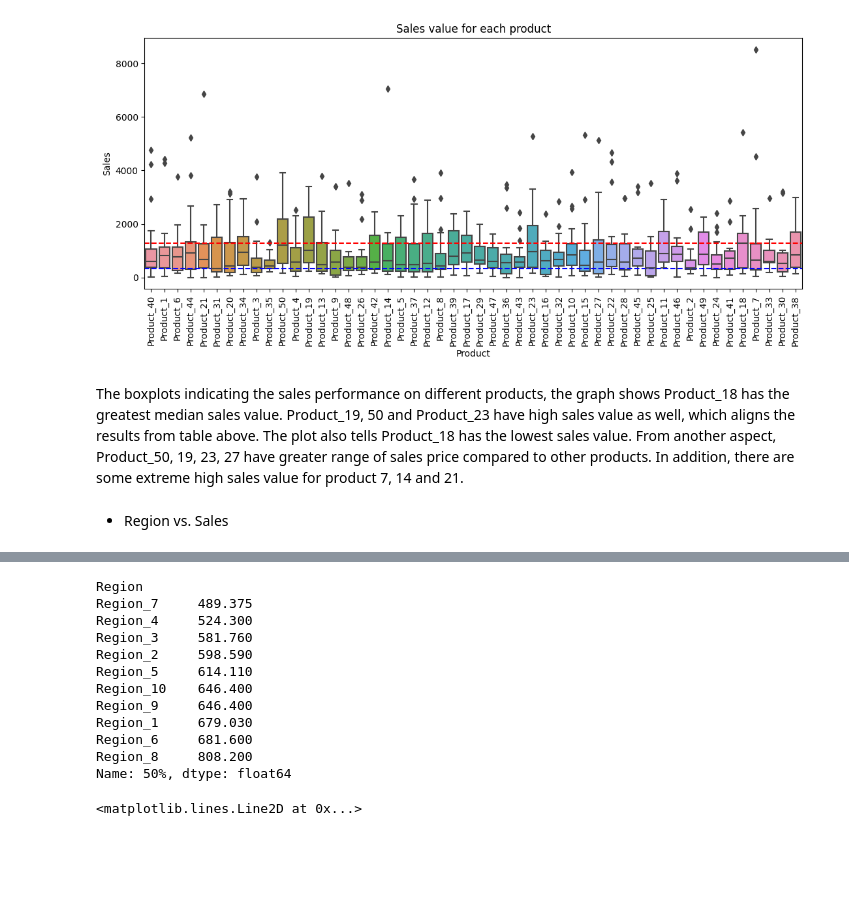
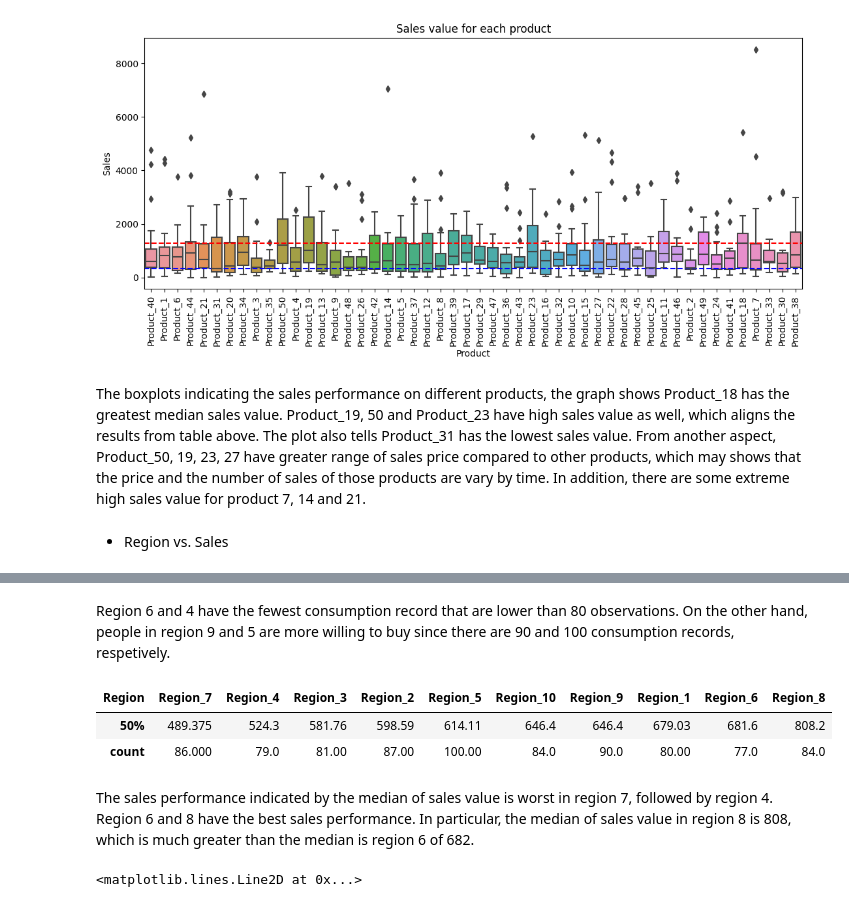
Before and after one commit to hiu04/Data-Science, a Jupyter notebook: A1_DS.ipynb, the cells around one changed output, grey strips where cells are left out. Saved outputs shown, nothing was run; the diff lists cells and outputs as text; code cells hidden in the pictures; blank space fills up the shorter version.

```diff
--- a/A1_DS.ipynb
+++ b/A1_DS.ipynb
@@ -258,7 +224,7 @@ plt.axhline(y= df.groupby(df['Product'])['Sales'].median().min(),
 <matplotlib.lines.Line2D at 0x...>
 [figure]
 # %% [markdown]
-The boxplots indicating the sales performance on different products, the graph shows Product_18 has the greatest median sales value. Product_19, 50 and Product_23 have high sales value as well, which aligns the results from table above. The plot also tells Product_18 has the lowest sales value. From another aspect, Product_50, 19, 23, 27 have greater range of sales price compared to other products. In addition, there are some extreme high sales value for product 7, 14 and 21.
+The boxplots indicating the sales performance on different products, the graph shows Product_18 has the greatest median sales value. Product_19, 50 and Product_23 have high sales value as well, which aligns the results from table above. The plot also tells Product_31 has the lowest sales value. From another aspect, Product_50, 19, 23, 27 have greater range of sales price compared to other products, which may shows that the price and the number of sales of those products are vary by time. In addition, there are some extreme high sales value for product 7, 14 and 21.
 # %% [markdown]
 * Region vs. Sales
 # %%
@@ -268,22 +235,18 @@ df.groupby(df["Region"])["Sales"].describe().sort_values("count")[["count","mean
 | count | 77.00000 | 79.000000 | 80.000000 | 81.00000 | 84.000000 | 84.000000 | 86.000000 | 87.00 | 90.000000 | 100.0000 |
 | mean | 1114.39026 | 868.571392 | 994.944375 | 833.57642 | 1094.201667 | 1037.022262 | 827.707558 | 1089.08 | 916.378222 | 971.7122 |
 | 50% | 681.60000 | 524.300000 | 679.030000 | 581.76000 | 646.400000 | 808.200000 | 489.375000 | 598.59 | 646.400000 | 614.1100 |
+# %% [markdown]
+Region 6 and 4 have the fewest consumption record that are lower than 80 observations. On the other hand, people in region 9 and 5 are more willing to buy since there are 90 and 100 consumption records, respetively.
 # %%
 # Sort from least sales region to greatest sales region
-df.groupby("Region")['Sales'].describe().sort_values('50%')['50%']
+df.groupby("Region")['Sales'].describe().sort_values('50%') \
+ [['50%','count']].transpose()
 # %% [output]
-Region
-Region_7     489.375
-Region_4     524.300
-Region_3     581.760
-Region_2     598.590
-Region_5     614.110
-Region_10    646.400
-Region_9     646.400
-Region_1     679.030
-Region_6     681.600
-Region_8     808.200
-Name: 50%, dtype: float64
+| Region | Region_7 | Region_4 | Region_3 | Region_2 | Region_5 | Region_10 | Region_9 | Region_1 | Region_6 | Region_8 |
+| 50% | 489.375 | 524.3 | 581.76 | 598.59 | 614.11 | 646.4 | 646.4 | 679.03 | 681.6 | 808.2 |
+| count | 86.000 | 79.0 | 81.00 | 87.00 | 100.00 | 84.0 | 90.0 | 80.00 | 77.0 | 84.0 |
+# %% [markdown]
+The sales performance indicated by the median of sales value is worst in region 7, followed by region 4. Region 6 and 8 have the best sales performance. In particular, the median of sales value in region 8 is 808, which is much greater than the median is region 6 of 682.
 # %%
 # Region vs. Sales
 plt.figure(figsize=(6,5))
```
Also changed, not shown: parts of 19 cells of this notebook.
